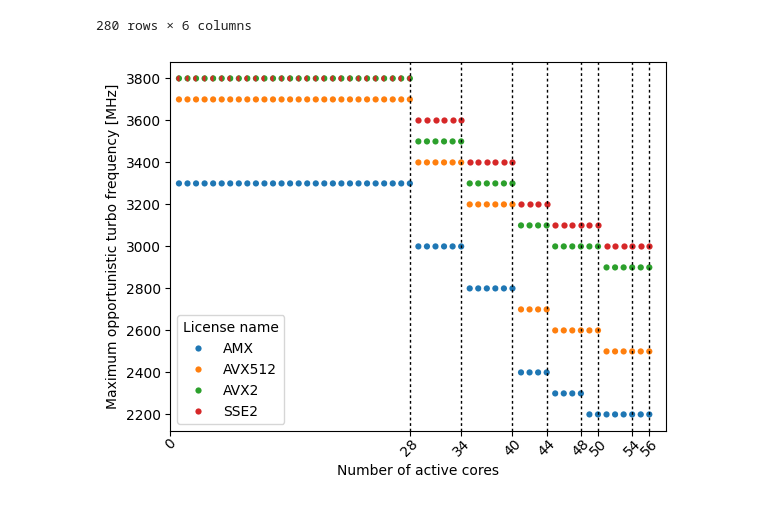
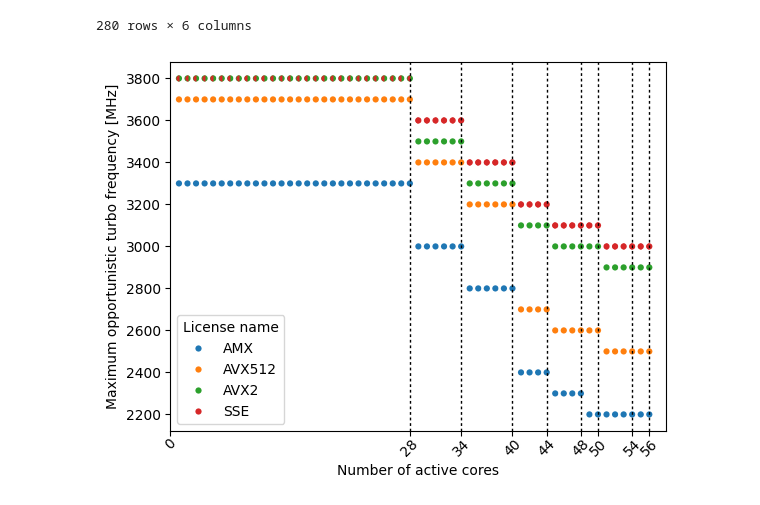
Before and after one commit to marenz2569/2025-sapphire-rapids-ee, a Jupyter notebook: measurements/avx-frequency-license-bands/Plot.ipynb, the cells around one changed output. Cells and saved outputs as stored; diff of their text form; code cells hidden in the pictures.

Commit message:
avx-frequency-license-bands: add hue_order

```diff
--- a/measurements/avx-frequency-license-bands/Plot.ipynb
+++ b/measurements/avx-frequency-license-bands/Plot.ipynb
@@ -80,30 +80,27 @@ freq_vs_number_of_cores
 | 279 | 3 | 56 | 2200 | AMX | 56 | 2200 |
 280 rows × 6 columns
 # %%
-hue_order=['AMX', 'AVX512', 'AVX2', 'SSE2']
+hue_order=['AMX', 'AVX512', 'AVX2', 'SSE']
 # %%
 # plt.figure(figsize=(10,6))
 ax = sns.scatterplot(data=freq_vs_number_of_cores, x=CORE_COUNT, y=MAX_TURBO_FREQ, hue=LIC_NAME, linewidth=1.5, marker='o', hue_order=hue_order)
 
 # Overlay the red markers for the SSE2 license on the left
 sse_marker = freq_vs_number_of_cores[freq_vs_number_of_cores[LIC_NAME] == 'SSE']
-sse_marker_le_28 = sse_marker[sse_marker[CORE_COUNT] <= 28]
-sse_marker_gt_28 = sse_marker[sse_marker[CORE_COUNT] > 28]
-plt.plot(sse_marker_le_28[CORE_COUNT], sse_marker_le_28[MAX_TURBO_FREQ], color=sns.color_palette()[3], linestyle='None', markeredgewidth=0.0, ms=4.5, marker=matplotlib.markers.MarkerStyle("o", fillstyle="left"))
-plt.plot(sse_marker_gt_28[CORE_COUNT], sse_marker_gt_28[MAX_TURBO_FREQ], color=sns.color_palette()[3], linestyle='None', markeredgewidth=0.0, ms=4.5, marker=matplotlib.markers.MarkerStyle("o"))
+plt.plot(sse_marker[CORE_COUNT], sse_marker[MAX_TURBO_FREQ], color=sns.color_palette()[3], linestyle='None', markeredgewidth=0.0, ms=4.5, marker=matplotlib.markers.MarkerStyle("o", fillstyle="left"))
 
 buckets = [28,34,40,44,48,50,54,56]
 
 for i in buckets:
     plt.axvline(x=i, color='black', dashes=[2], linewidth=1)
 
 # ax.set_ylim(0, 4000)
 ax.set_xlim(0, 58)
 ax.set_xticks([0] + buckets)
 
 plt.xticks(rotation=45)
 ax.tick_params(axis='x', pad=0)
 
 plt.savefig('../../thesis/fig/avx-frequency-license-bands.pdf', bbox_inches='tight')
 # %% [output]
-[figure, old version]
+[figure, new version]
```
Also changed, not shown: 1 other file.
